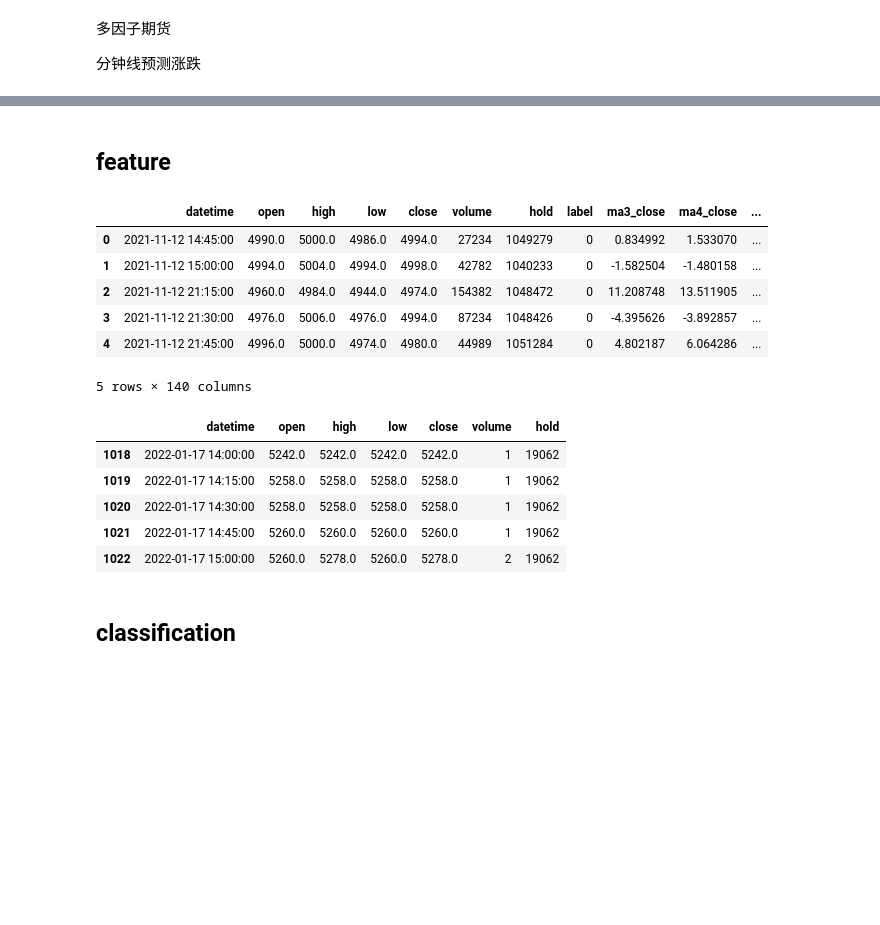
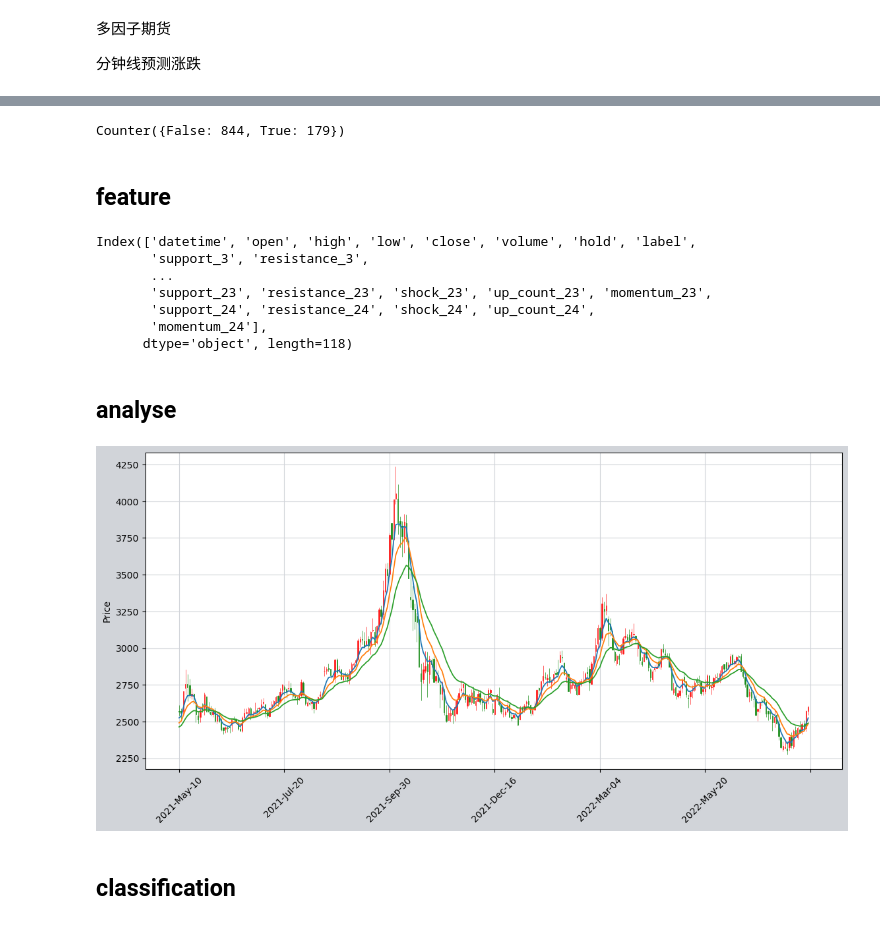
Before and after one commit to kylin-zhou/quant, a Jupyter notebook: notebook/multifactor_002.ipynb, the cells around one changed output, grey strips where cells are left out. Cells and saved outputs as stored; diff of their text form; code cells hidden in the pictures; blank space fills up the shorter version.

```diff
--- a/notebook/multifactor_002.ipynb
+++ b/notebook/multifactor_002.ipynb
@@ -53,3 +49,8 @@ ta_df.head()
+# %%
+from collections import Counter
+Counter((pd.to_datetime(ta_df["datetime"]) > pd.to_datetime("2022-09-30")) == True)
+# %% [output]
+Counter({False: 844, True: 179})
 # %% [markdown]
 ## feature
 # %%
@@ -128,24 +240,59 @@ def get_feature_label(df):
     labels = df["label"].values
     return features, labels
 # %%
-get_feature_df(ta_df).head()
+get_feature_df(ta_df).head(10).columns
 # %% [output]
-|  | datetime | open | high | low | close | volume | hold | label | ma3_close | ma4_close | ... |
-| 0 | 2021-11-12 14:45:00 | 4990.0 | 5000.0 | 4986.0 | 4994.0 | 27234 | 1049279 | 0 | 0.834992 | 1.533070 | ... |
-| 1 | 2021-11-12 15:00:00 | 4994.0 | 5004.0 | 4994.0 | 4998.0 | 42782 | 1040233 | 0 | -1.582504 | -1.480158 | ... |
-| 2 | 2021-11-12 21:15:00 | 4960.0 | 4984.0 | 4944.0 | 4974.0 | 154382 | 1048472 | 0 | 11.208748 | 13.511905 | ... |
-| 3 | 2021-11-12 21:30:00 | 4976.0 | 5006.0 | 4976.0 | 4994.0 | 87234 | 1048426 | 0 | -4.395626 | -3.892857 | ... |
-| 4 | 2021-11-12 21:45:00 | 4996.0 | 5000.0 | 4974.0 | 4980.0 | 44989 | 1051284 | 0 | 4.802187 | 6.064286 | ... |
-5 rows × 140 columns
+Index(['datetime', 'open', 'high', 'low', 'close', 'volume', 'hold', 'label',
+       'support_3', 'resistance_3',
+       ...
+       'support_23', 'resistance_23', 'shock_23', 'up_count_23', 'momentum_23',
+       'support_24', 'resistance_24', 'shock_24', 'up_count_24',
+       'momentum_24'],
+      dtype='object', length=118)
-# %%
-df.tail()
-# %% [output]
-|  | datetime | open | high | low | close | volume | hold |
-| 1018 | 2022-01-17 14:00:00 | 5242.0 | 5242.0 | 5242.0 | 5242.0 | 1 | 19062 |
-| 1019 | 2022-01-17 14:15:00 | 5258.0 | 5258.0 | 5258.0 | 5258.0 | 1 | 19062 |
-| 1020 | 2022-01-17 14:30:00 | 5258.0 | 5258.0 | 5258.0 | 5258.0 | 1 | 19062 |
-| 1021 | 2022-01-17 14:45:00 | 5260.0 | 5260.0 | 5260.0 | 5260.0 | 1 | 19062 |
-| 1022 | 2022-01-17 15:00:00 | 5260.0 | 5278.0 | 5260.0 | 5278.0 | 2 | 19062 |
+# %% [markdown]
+## analyse
+# %%
+"""
+https://blog.csdn.net/Shepherdppz/article/details/117575286
+"""
+import mplfinance as mpf
+def plot_candle(df):
+    df = deepcopy(df)
+    # 设置mplfinance的蜡烛颜色，up为阳线颜色，down为阴线颜色
+    my_color = mpf.make_marketcolors(up='r',
+                                     down='g',
+                                     edge='inherit',
+                                     wick='inherit',
+                                     volume='inherit')
+    # 设置图表的背景色
+    my_style = mpf.make_mpf_style(marketcolors=my_color,
+                                  figcolor='(0.82, 0.83, 0.85)',
+                                  gridcolor='(0.82, 0.83, 0.85)')
+
+
+    fig = mpf.figure(style=my_style, figsize=(12, 8), facecolor=(0.82, 0.83, 0.85))
+    # 添加三个图表，四个数字分别代表图表左下角在figure中的坐标，以及图表的宽（0.88）、高（0.60）
+    ax1 = fig.add_axes([0.06, 0.25, 0.88, 0.60])
+
+    # 读取的测试数据索引为字符串类型，需要转化为时间日期类型
+    df.index = pd.to_datetime(df.datetime)
+
+    # 通过ax=ax1参数指定把新的线条添加到ax1中，与K线图重叠
+    ap = mpf.make_addplot(df[['ma5', 'ma10', 'ma20']], ax=ax1)
+
+    # 调用plot()方法，注意传递addplot=ap参数，以添加均线
+    mpf.plot(df,
+             ax=ax1,
+             addplot=ap,
+             type='candle',
+             style=my_style)
+
+    fig.show()
+
+analyse = get_feature_df(dfs["MA0.czce"])
+plot_candle(analyse.iloc[-300:])
+# %% [output]
+[figure, added]
 # %% [markdown]
 ## classification
 # %%
```
Also changed, not shown: parts of 21 cells of this notebook, 7 other files.
